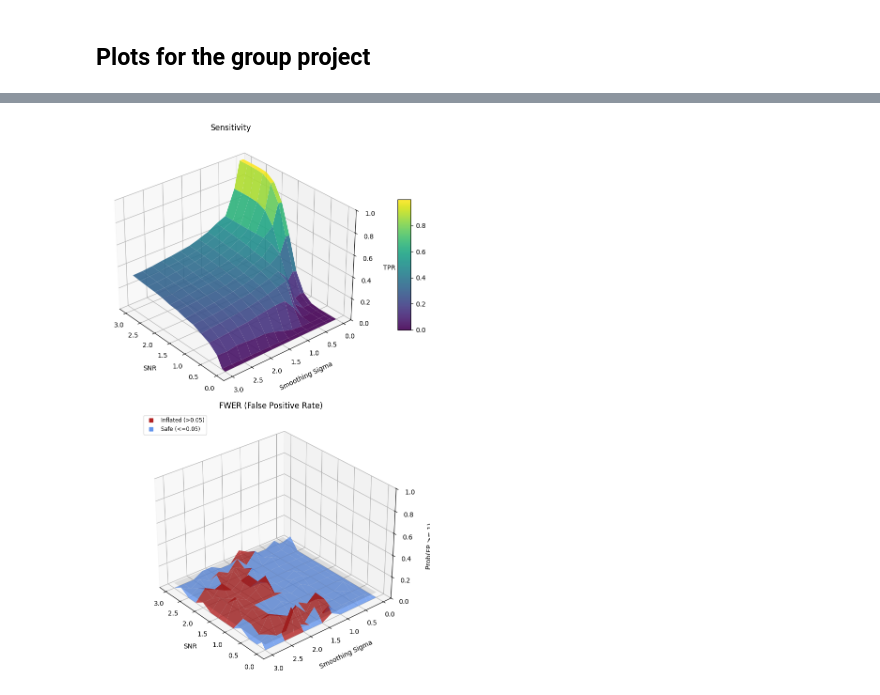
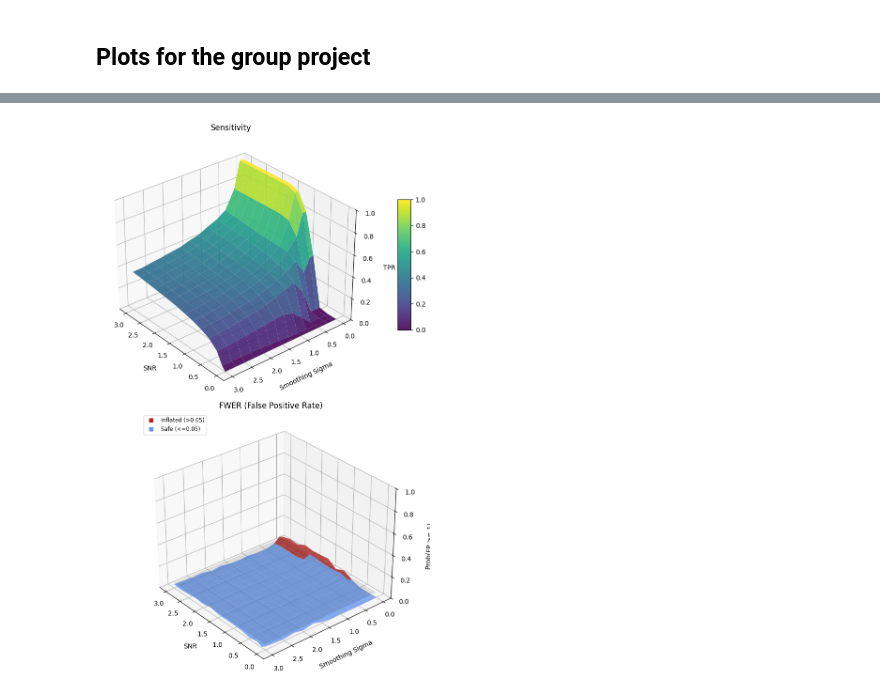
Before and after one commit to lt22412/group_project, a Jupyter notebook: voxel_wise_permutation/group_plots.ipynb, the cells around one changed output, grey strips where cells are left out. Drawn from its saved outputs; the diff is of its cells as text; code cells hidden in the pictures.

```diff
--- a/voxel_wise_permutation/group_plots.ipynb
+++ b/voxel_wise_permutation/group_plots.ipynb
@@ -9,10 +9,14 @@ import helper_functions as hf
 cv_prm_df = pd.read_csv("cluster_wise_permutation_test_metrics.csv")
 vv_prm_df = pd.read_csv("voxel_wise_permutation_test_metrics.csv")
 vv_rft_df = pd.read_csv("voxel_wise_rft_test_metrics.csv")
-
+cv_rft_df = pd.read_csv("clustRFT_results_overlap_0_sim250_u3df.csv")
 
 cv_prm_df = cv_prm_df.rename(columns={"n_subj" : "n"})
 
-vv_rft_df[(vv_rft_df["sm_sigma"]==0) &  (vv_rft_df["snr"]==0) & (vv_rft_df["n"]==5)]
+cv_rft_df = cv_rft_df.drop(columns=['threshold_u','FWHM']).rename(columns={"n_subj" : "n"}).rename(columns={"FWER" : "fwer"})
+
+len(cv_rft_df)
+
+cv_rft_df
 # %% [output]
 |  | fwer | sensitivity | sm_sigma | snr | n | method |
@@ -47,10 +62,10 @@ pl.plot_sensitivity_vs_n(final_metrics_df)
 # %%
 
 test_snrs =     [0, 0.1, 0.25, 0.5, 0.75, 1.0, 1.25, 1.5, 1.75, 2.0, 2.25, 2.5, 2.75, 3.0]
 test_sigmas =   [0, 0.1, 0.25, 0.5, 0.75, 1.0, 1.25, 1.5, 1.75, 2.0, 2.25, 2.5, 2.75, 3.0]
 n_values = [2,5,7,10,15,20,30,45,60]
 
-sens_mat, fwer_mat = hf.reconstruct_metric_matrices(df = vv_rft_df, n_value = 20, sigma_levels = test_sigmas, snr_levels = test_snrs, method = "voxelwise_rft")
+sens_mat, fwer_mat = hf.reconstruct_metric_matrices(df = cv_rft_df, n_value = 20, sigma_levels = test_sigmas, snr_levels = test_snrs, method = "Clusterwise RFT")
 pl.plot_3d_surfaces(test_snrs, test_sigmas, sens_mat, fwer_mat, elev=30, azim=140)
 # %% [output]
-[figure, old version]
+[figure, new version]
```
Also changed, not shown: parts of 3 cells of this notebook, 5 other files.
